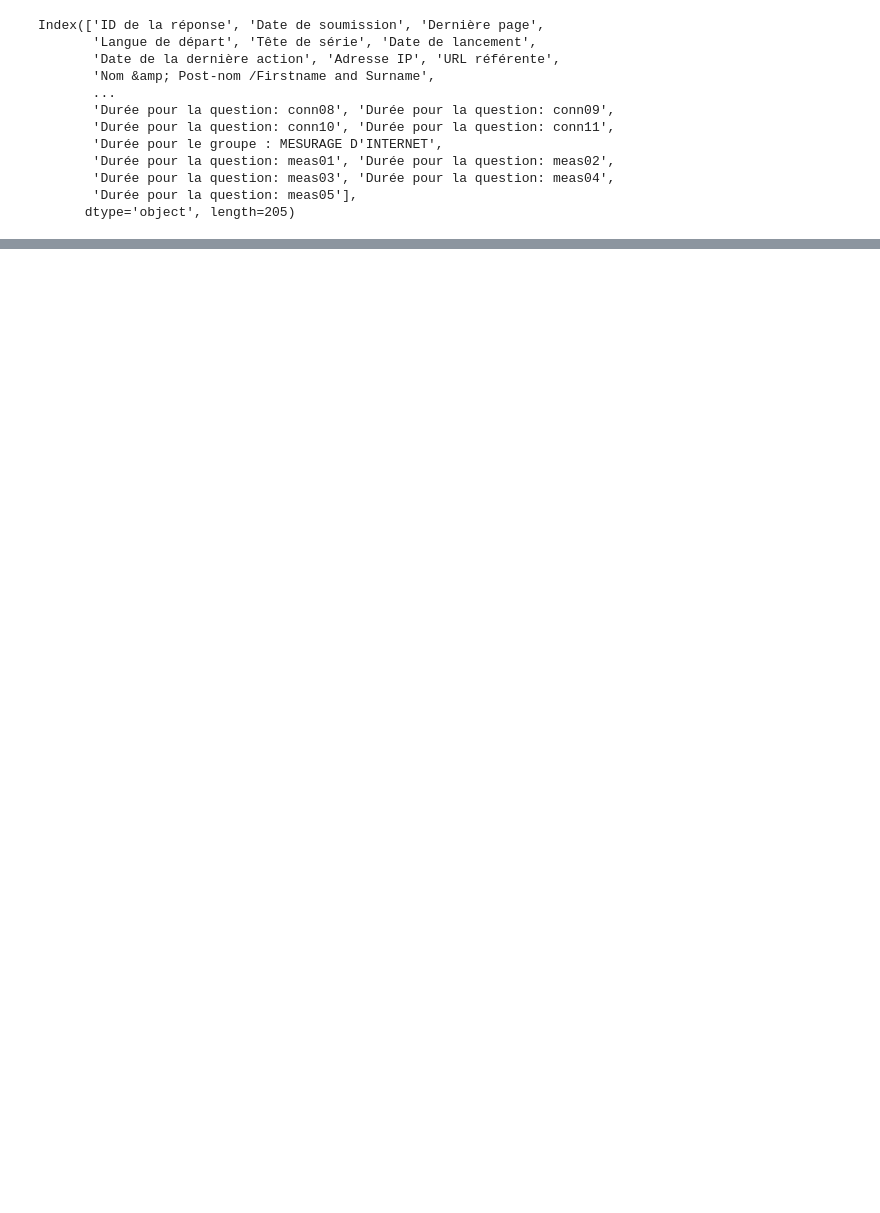
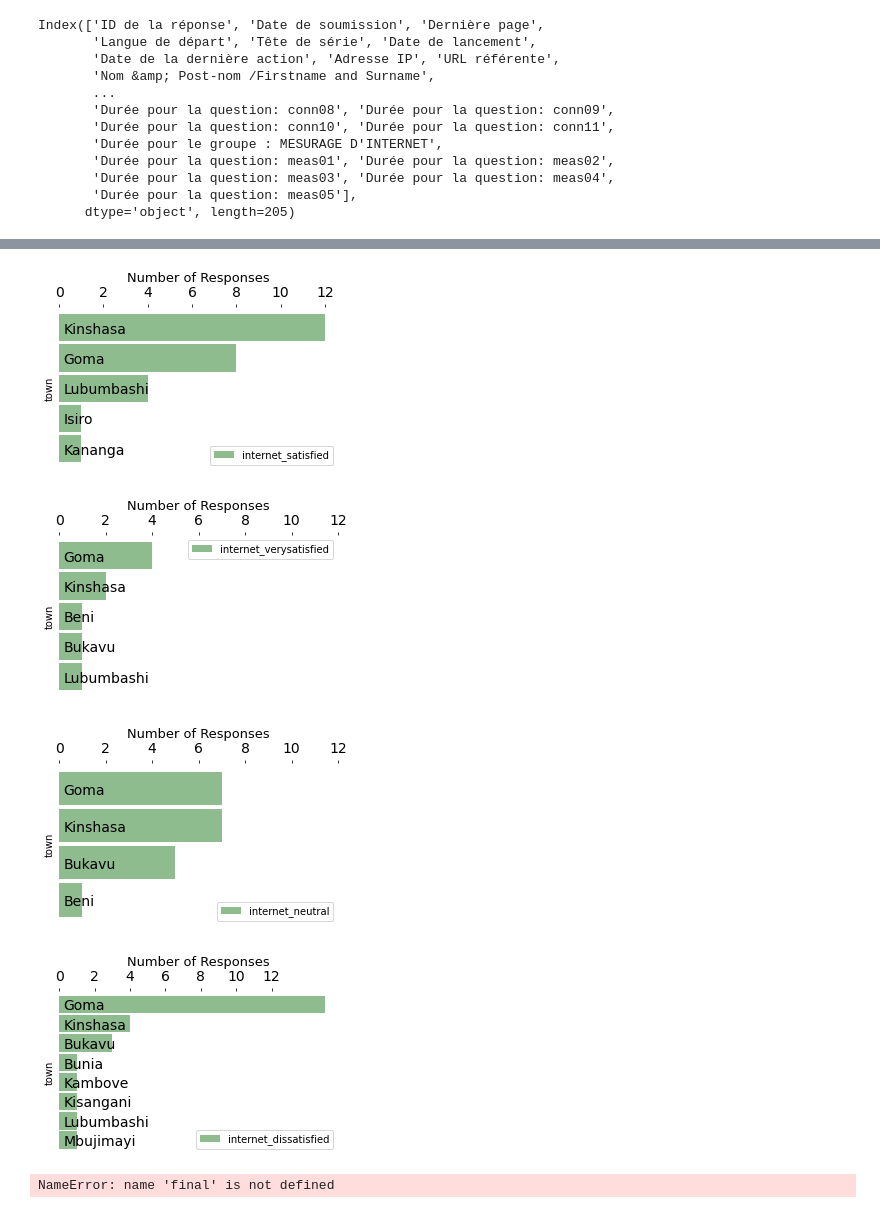
Before and after one commit to monsieurpapa/DRCInternet, a Jupyter notebook: survey_analysis.ipynb, the cells around one changed output, grey strips where cells are left out. Cells and saved outputs as stored; diff of their text form; code cells hidden in the pictures; blank space fills up the shorter version.

Commit message:
participants internet satisfaction per DRC town: Sept 29 results

```diff
--- a/survey_analysis.ipynb
+++ b/survey_analysis.ipynb
@@ -6,6 +6,6 @@ import matplotlib.pyplot as plt
 import matplotlib.patches as mpatches
 import warnings; warnings.simplefilter('ignore')
 # %%
-file = pd.read_csv('results-survey.csv', sep =',')
+file = pd.read_csv('results_survey.csv', sep =',')
 print("The total number of responses received is {}.\n".format(len(file)))
 # %% [output]
@@ -174,0 +163,51 @@ satisfied
+# %%
+#Number of responses by occupation and whether they are satisfied of their internet experience
+
+satisfied = df[['town','internet_verysatisfied','internet_satisfied','internet_neutral', 'internet_dissatisfied','internet_verydissastisfied']][df['internet_satisfied']=="Oui"]
+satisfied = satisfied.groupby('town').agg({'internet_satisfied': 'count'})
+
+internet_verysatisfied = df[['town','internet_verysatisfied','internet_satisfied','internet_neutral', 'internet_dissatisfied','internet_verydissastisfied']][df['internet_verysatisfied']=="Oui"]
+internet_verysatisfied = internet_verysatisfied.groupby('town').agg({'internet_verysatisfied': 'count'})
+internet_neutral = df[['town','internet_verysatisfied','internet_satisfied','internet_neutral', 'internet_dissatisfied','internet_verydissastisfied']][df['internet_neutral']=="Oui"]
+internet_neutral = internet_neutral.groupby('town').agg({'internet_neutral': 'count'})
+internet_dissatisfied = df[['town','internet_verysatisfied','internet_satisfied','internet_neutral', 'internet_dissatisfied','internet_verydissastisfied']][df['internet_dissatisfied']=="Oui"]
+internet_dissatisfied = internet_dissatisfied.groupby('town').agg({'internet_dissatisfied': 'count'})
+# satisfied.reset_index(inplace =True)
+# satisfied = satisfied.rename(columns = {'index':'town'})
+satisfied = satisfied.sort_values(by = ['internet_satisfied'], ascending=False)
+internet_verysatisfied = internet_verysatisfied.sort_values(by = ['internet_verysatisfied'], ascending=False)
+internet_neutral = internet_neutral.sort_values(by = ['internet_neutral'], ascending=False)
+internet_dissatisfied = internet_dissatisfied.sort_values(by = ['internet_dissatisfied'], ascending=False)
+
+list_satisfied = [satisfied,internet_verysatisfied,internet_neutral, internet_dissatisfied]
+
+for df in list_satisfied:
+
+    df = df.iloc[::-1] ##Reversing the index to have the higher values on top
+
+#final = pd.concat([towns_repartition,satisfied], axis=1, join='inner')
+
+
+    ax = df.plot(kind='barh', width=.9, figsize=(5,3), color='darkseagreen')
+
+    for spine in ax.spines:
+        ax.spines[spine].set_visible(False)
+    ax.tick_params(axis = 'both', which = 'major', labelsize = 14)
+    ax.yaxis.tick_right()
+    ax.tick_params(axis="y", which='major', length=0)
+    ax.tick_params(axis="y",direction="in", pad=-275)
+    ax.xaxis.tick_top()
+    ax.xaxis.set_label_position('top')
+    ax.set_xlabel('Number of Responses', fontdict={'fontsize': 13})
+    ax.set_xticks([0,2,4,6,8,10,12])
+    #plt.savefig('figures/network_responses.pdf', bbox_inches = 'tight')
+    plt.show()
+# %% [output]
+[figure, added]
+[figure, added]
+[figure, added]
+[figure, added]
+# %%
+final
+# %% [output]
+NameError: name 'final' is not defined
```
Also changed, not shown: parts of 10 cells of this notebook.
